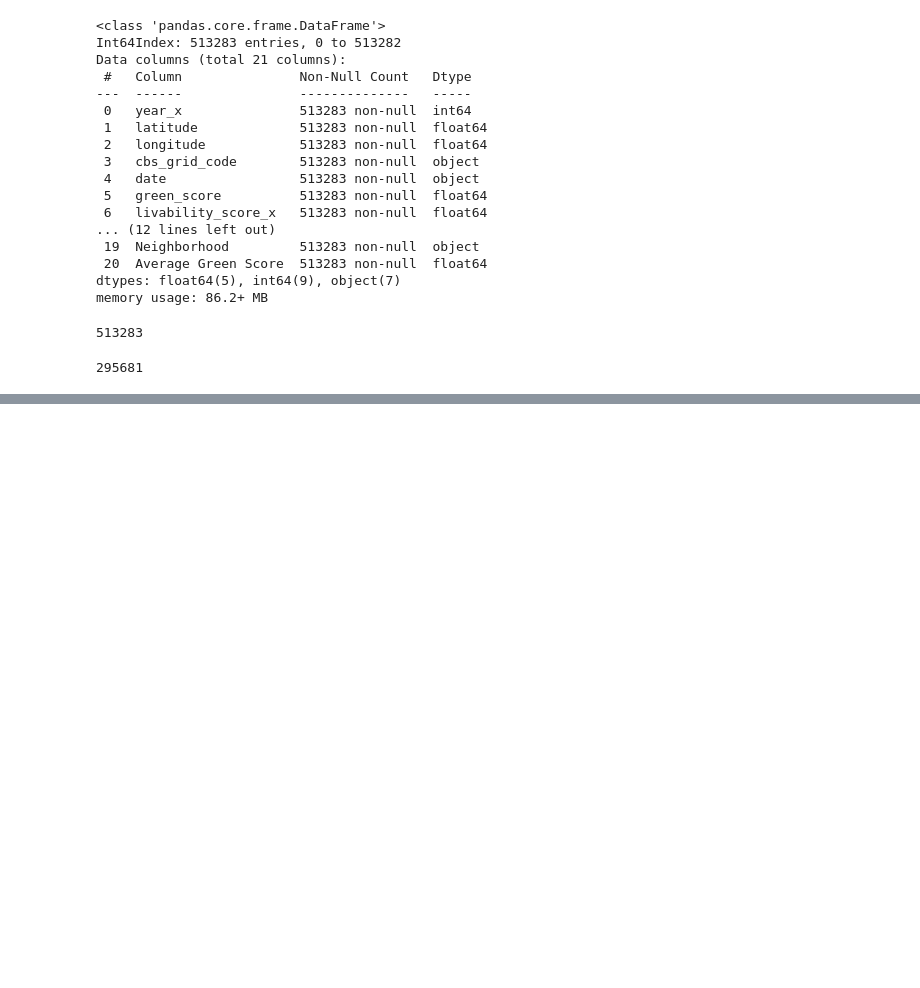
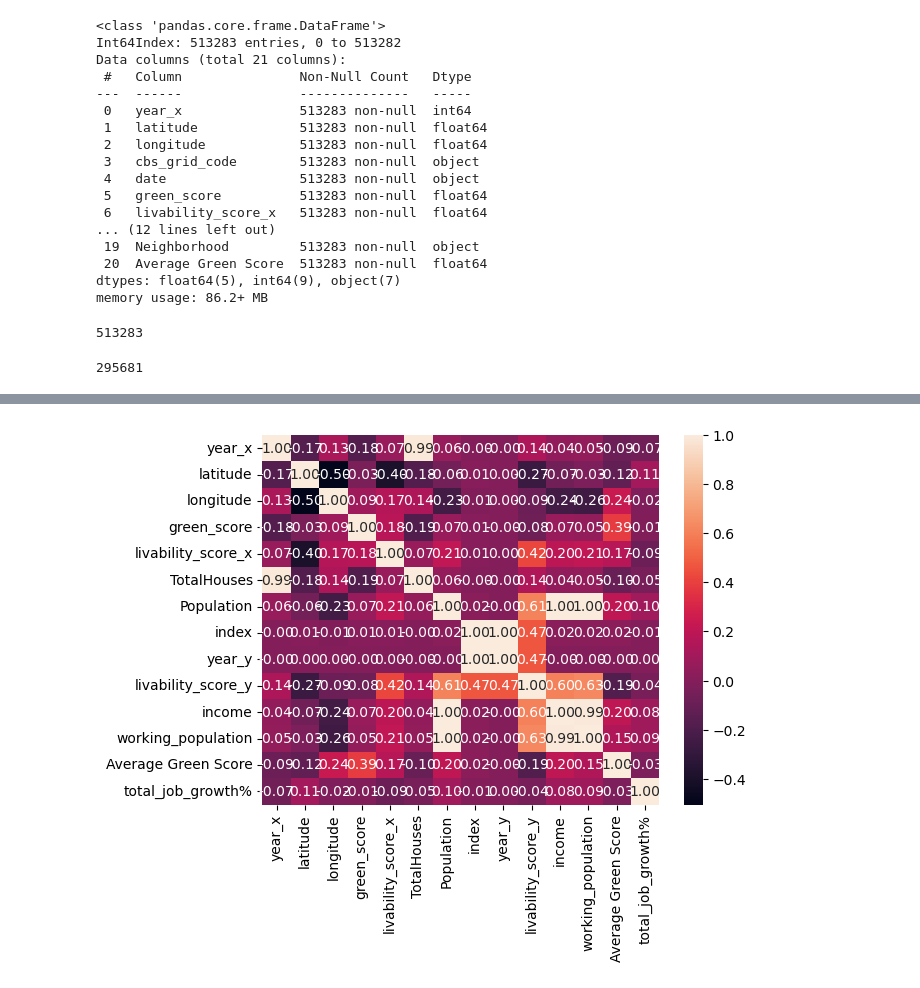
Before and after one commit to KacperJanczyk220646/GreenScape, a Jupyter notebook: EDA/Simona/main_simona.ipynb, the cells around one changed output, grey strips where cells are left out. Drawn from its saved outputs; the diff is of its cells as text; code cells hidden in the pictures; blank space fills up the shorter version.

```diff
--- a/EDA/Simona/main_simona.ipynb
+++ b/EDA/Simona/main_simona.ipynb
@@ -88,3 +100,9 @@ corr_livability = df_livability.corr()
+# %%
+corrMatrix = df_main.corr()
+sns.heatmap(corrMatrix, annot=True,fmt=".2f")
+plt.show()
+# %% [output]
+[figure, added]
 # %%
 def corr_heatmaps(data1, data2, method='pearson'):
 
```
Also changed, not shown: parts of 17 cells of this notebook.
